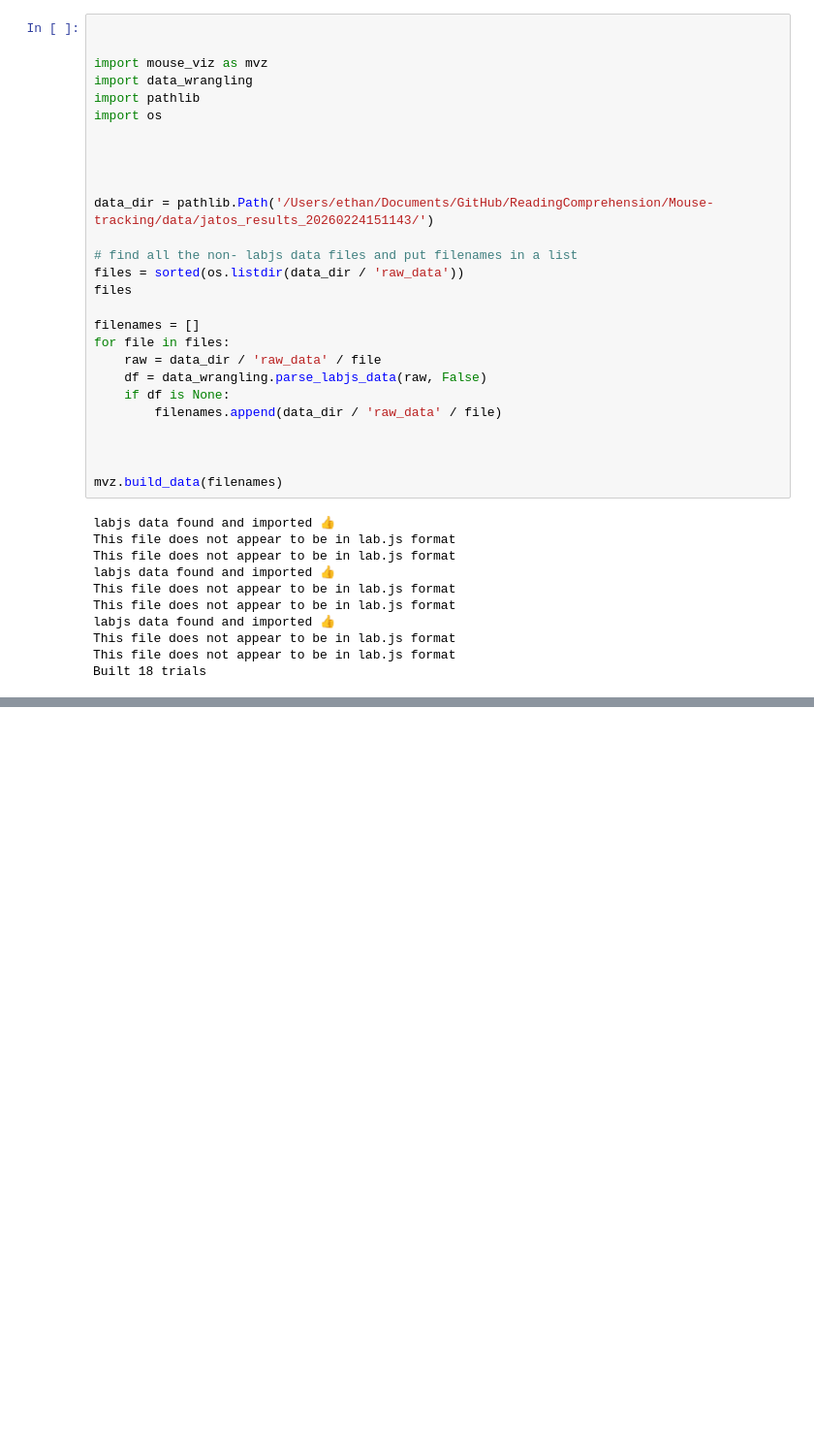
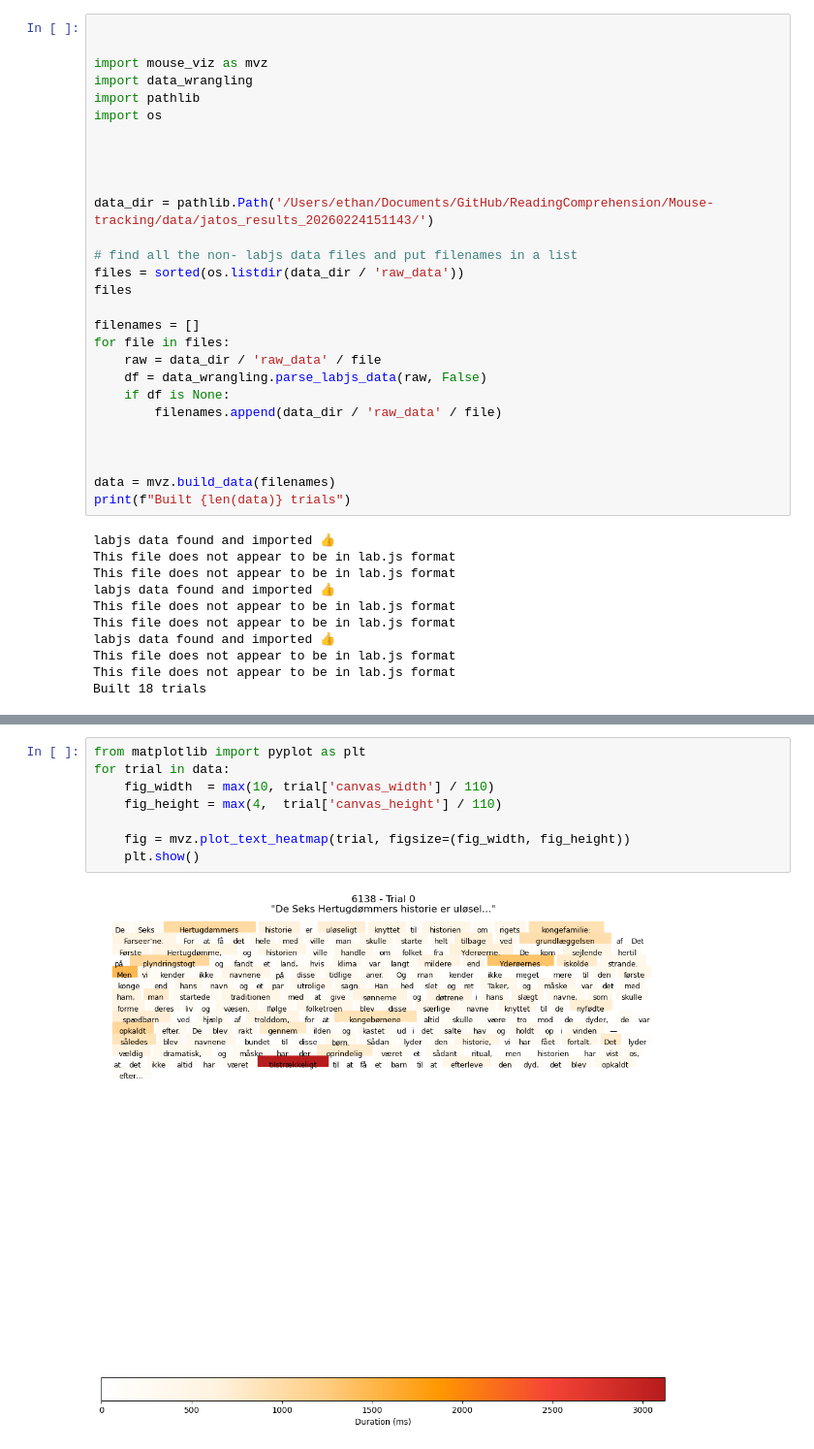
Before and after one commit to ethanweed/experiment_templates, a Jupyter notebook: JATOS data parsing tools/heatmaps.ipynb, the cells around one changed output, grey strips where cells are left out. Shown at 97% size. Saved outputs shown, nothing was run; the diff lists cells and outputs as text; blank space fills up the shorter version.

```diff
--- a/JATOS data parsing tools/heatmaps.ipynb
+++ b/JATOS data parsing tools/heatmaps.ipynb
@@ -24,7 +24,8 @@ for file in files:
 
 
 
-mvz.build_data(filenames)
+data = mvz.build_data(filenames)
+print(f"Built {len(data)} trials")
 # %% [output]
 labjs data found and imported 👍
 This file does not appear to be in lab.js format
@@ -69,0 +40,10 @@ for raw in filenames:
+# %%
+from matplotlib import pyplot as plt
+for trial in data:
+    fig_width  = max(10, trial['canvas_width'] / 110)
+    fig_height = max(4,  trial['canvas_height'] / 110)
+
+    fig = mvz.plot_text_heatmap(trial, figsize=(fig_width, fig_height))
+    plt.show()
+# %% [output]
+[figure, added]
```
Also changed, not shown: parts of 5 cells of this notebook.
